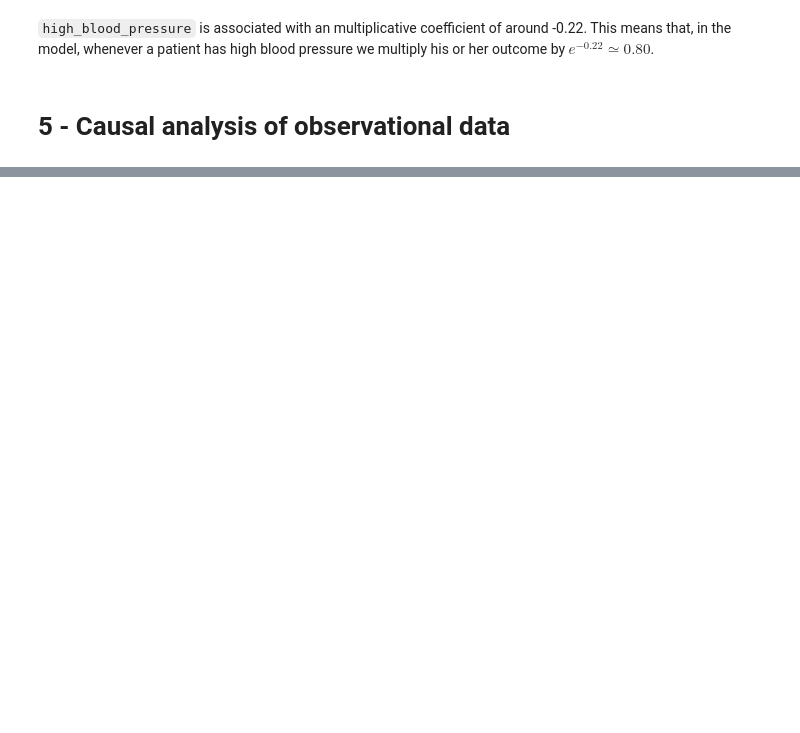
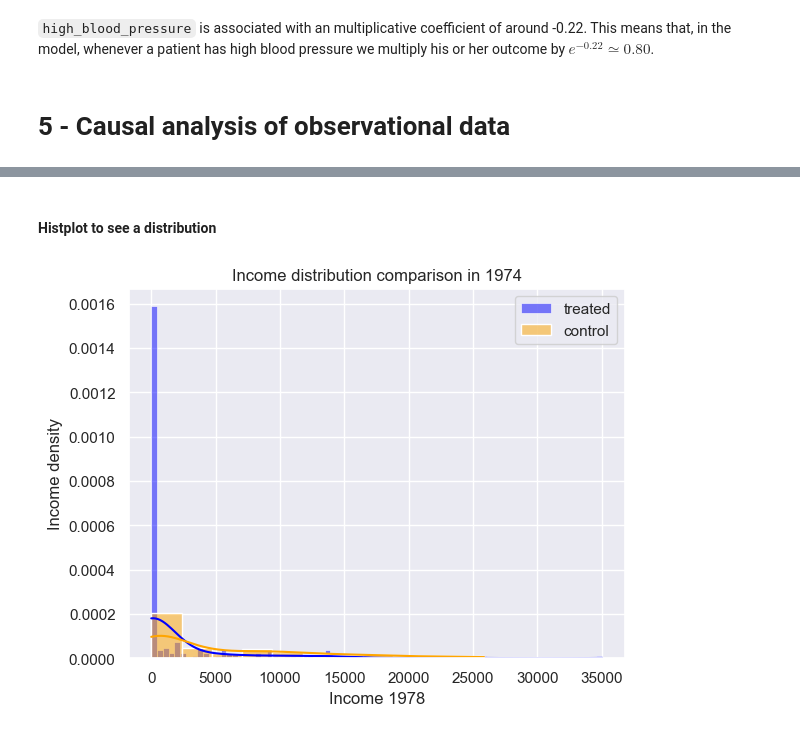
Before and after one commit to 2Tricky4u/ADA2023, a Jupyter notebook: Exercises/CheatSheet.ipynb, the cells around one changed output, grey strips where cells are left out. Drawn from its saved outputs; the diff is of its cells as text; code cells hidden in the pictures; blank space fills up the shorter version.

```diff
--- a/Exercises/CheatSheet.ipynb
+++ b/Exercises/CheatSheet.ipynb
@@ -1176,0 +1130,10 @@ Notes:
+# %% [markdown]
+#### Histplot to see a distribution
+# %%
+ax = sns.histplot(treated['re74'], stat='density', kde=True, color='blue', label='treated');
+ax = sns.histplot(control['re74'], stat='density', kde=True, color='orange', label='control')
+ax.set(title='Income distribution comparison in 1974',xlabel='Income 1978', ylabel='Income density')
+plt.legend()
+plt.show()
+# %% [output]
+[figure, added]
```
Also changed, not shown: parts of 36 cells of this notebook.
